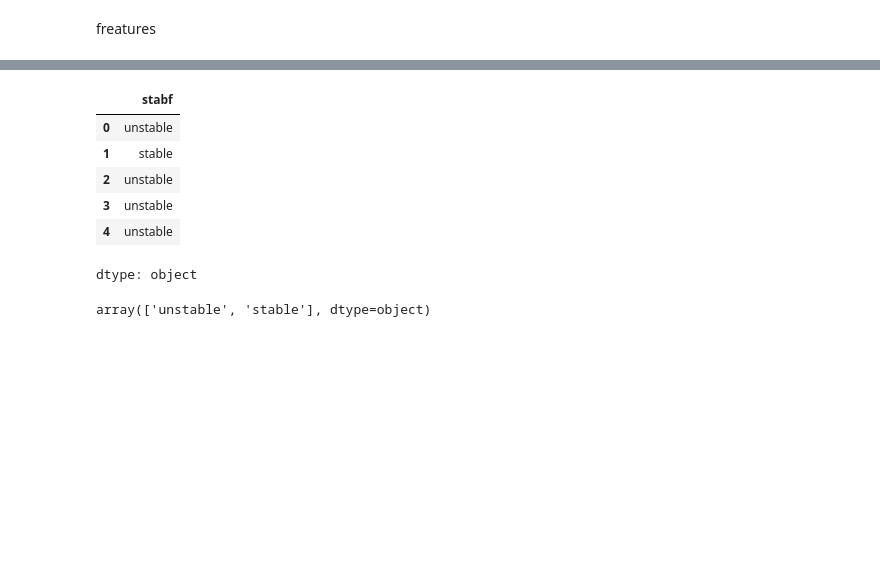
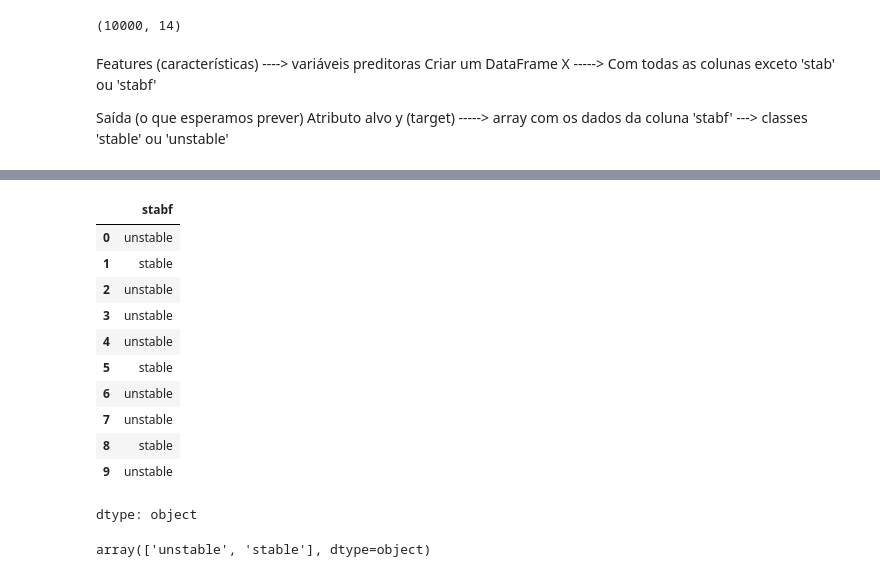
Before and after one commit to RenanMano/cs-fiap-academic, a Jupyter notebook: solucoes-em-energia-renovaveis-e-sustentaveis/cp2/CP2_CCPX.ipynb, the cells around one changed output, grey strips where cells are left out. Cells and saved outputs as stored; diff of their text form; code cells hidden in the pictures; blank space fills up the shorter version.

```diff
--- a/solucoes-em-energia-renovaveis-e-sustentaveis/cp2/cp2.ipynb
+++ b/solucoes-em-energia-renovaveis-e-sustentaveis/cp2/CP2_CCPX.ipynb
@@ -20,5 +19,5 @@ x_train, x_test, y_train, y_test = train_test_split(x, y, test_size=0.2, random_
 # %%
-dados = pd.read_csv('https://raw.githubusercontent.com/RenanMano/cp02-solucoes-em-energia-renovaveis-e-sustentaveis/refs/heads/main/Data_for_UCI_named.csv')
+dados = pd.read_csv('https://raw.githubusercontent.com/prof-atritiack/CP2-CCPX/refs/heads/main/Data_for_UCI_named.csv')
 dados.head()
 # %% [output]
 |  | tau1 | tau2 | tau3 | tau4 | p1 | p2 | p3 | p4 | g1 | g2 | g3 | ... |
@@ -27,5 +26,3 @@ dados.head()
 | 2 | 8.971707 | 8.848428 | 3.046479 | 1.214518 | 3.405158 | -1.207456 | -1.277210 | -0.920492 | 0.163041 | 0.766689 | 0.839444 | ... |
 | 3 | 0.716415 | 7.669600 | 4.486641 | 2.340563 | 3.963791 | -1.027473 | -1.938944 | -0.997374 | 0.446209 | 0.976744 | 0.929381 | ... |
 | 4 | 3.134112 | 7.608772 | 4.943759 | 9.857573 | 3.525811 | -1.125531 | -1.845975 | -0.554305 | 0.797110 | 0.455450 | 0.656947 | ... |
-# %% [markdown]
-freatures
@@ -32 +31,12 @@ freatures
+# %%
+dados.shape
+# %% [output]
+(10000, 14)
+# %% [markdown]
+Features (características) ----> variáveis preditoras
+Criar um DataFrame X -----> Com todas as colunas exceto 'stab' ou 'stabf'
+
+Saída (o que esperamos prever)
+Atributo alvo y (target) -----> array com os dados da coluna 'stabf' --->
+classes 'stable' ou 'unstable'
 # %%
@@ -41,15 +51,20 @@ x.head()
 | 3 | 0.716415 | 7.669600 | 4.486641 | 2.340563 | 3.963791 | -1.027473 | -1.938944 | -0.997374 | 0.446209 | 0.976744 | 0.929381 | ... |
 | 4 | 3.134112 | 7.608772 | 4.943759 | 9.857573 | 3.525811 | -1.125531 | -1.845975 | -0.554305 | 0.797110 | 0.455450 | 0.656947 | ... |
 # %%
-# target (stable ou unstable)
+# Target (stable ou unstable)
 y = dados['stabf']
-y.head()
+y.head(10)
 # %% [output]
 |  | stabf |
 | 0 | unstable |
 | 1 | stable |
 | 2 | unstable |
 | 3 | unstable |
 | 4 | unstable |
+| 5 | stable |
+| 6 | unstable |
+| 7 | unstable |
+| 8 | stable |
+| 9 | unstable |
 dtype: object
 # %%
```
Also changed, not shown: parts of 18 cells of this notebook, 1 other file.
